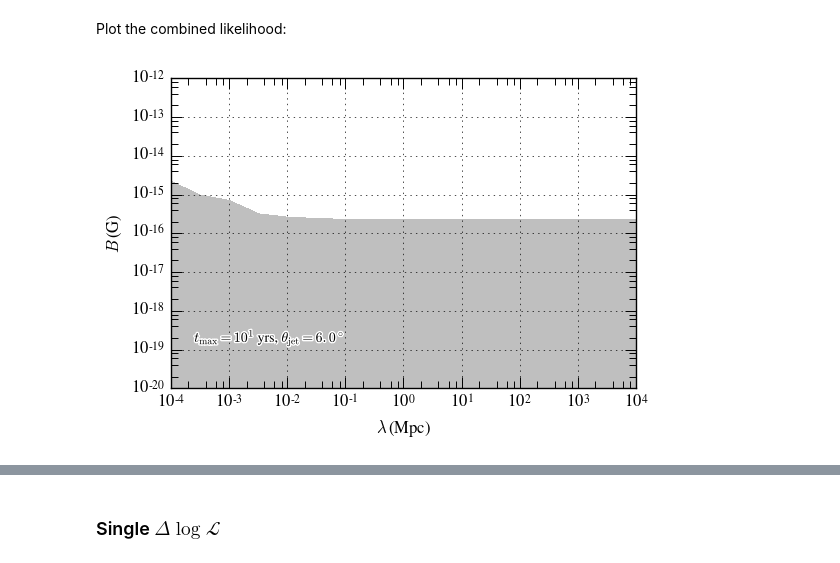
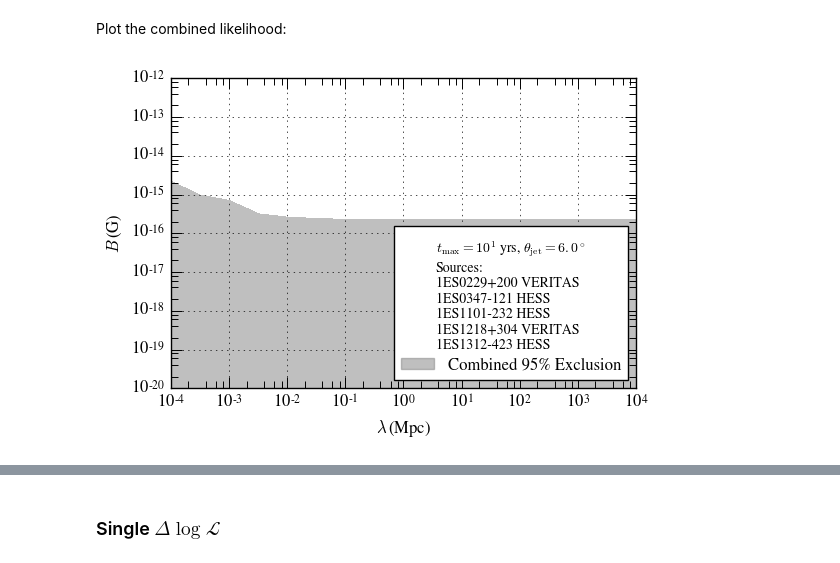
Before and after one commit to fermiPy/extpipe, a Jupyter notebook: notebooks/plot_results.ipynb, the cells around one changed output, grey strips where cells are left out. Drawn from its saved outputs; the diff is of its cells as text; code cells hidden in the pictures.

```diff
--- a/notebooks/plot_results.ipynb
+++ b/notebooks/plot_results.ipynb
@@ -63,0 +69,4 @@ results
+# %%
+idL, idB = 0,0
+for isource, fit_pars in enumerate(results['src_fit_pars']):
+    print results['SOURCE_FULL'][isource], fit_pars[idL,idB]
@@ -67,7 +92,7 @@ EMeV = np.logspace(3,8,200)
 # %% [markdown]
 ### General plotting stuff
 # %%
-cp = plt.cm.gnuplot
+cp = plt.cm.afmhot
 idL = 8 # coh length = 1 Mpc
 # %% [markdown]
 ### Loop through sources and plot the source SEDs
@@ -200,8 +237,7 @@ cp = plt.cm.inferno
 Get min and max likelihoods for color scale, check which spectra don't give a limit and exclude sources that give limits that are more than 10% different from each other (from excluded area)
 # %%
 no_lim = []
-handles = []
-max_diff = 0.1 # max diff allowed between limits from different spectra
+max_diff = 100. # max diff allowed between limits from different spectra
 
 exclAreas = OrderedDict()
 exclAreas_fhes = OrderedDict()
@@ -214,6 +250,10 @@ for isource, name  in enumerate(results['SOURCE_FULL']):
         print 'No exclusion from ', name, results['name'][isource]
         no_lim.append(results['name'][isource])
     else:
+        # exclude 1426 by hand
+        if name.find('1426') >= 0:
+            no_lim.append(results['name'][isource])
+            continue
         if not results['name'][isource] in exclAreas_fhes:
             exclAreas_fhes[results['name'][isource]] = exclArea
         elif np.abs(1. - exclAreas_fhes[results['name'][isource]] / exclArea) > max_diff:
@@ -313,14 +351,14 @@ for isource, name  in enumerate(results['SOURCE_FULL']):
 
     if results['name'][isource] in no_lim: continue
 
-    plt.contourf(LL,BB,2*dloglike, [-1e5,-6.18],
+    plt.contourf(LL,BB,2*dloglike, [-1e10,-6.18],
              colors = [cp( m * exclAreas[name] + b)],
              linestyles = ['-'],
              zorder = -(m * exclAreas[name] + b),
              alpha = 0.5
             )
 
-    c = plt.contour(LL,BB,2*dloglike, [-1e5,-6.18],
+    c = plt.contour(LL,BB,2*dloglike, [-1e10,-6.18],
              colors = [cp( m * exclAreas[name] + b - 0.05)],
              linestyles = ['--'],
              label = name
@@ -343,7 +381,7 @@ ax.set_yscale('log')
 ax.set_ylabel('$B\,$(G)')
 ax.set_xlabel('$\lambda\,$(Mpc)')
 
-fname = 'dLFermi_tmax{0[tmax]:.0e}_thj{0[th_jet]:.0f}'.format(config)
+fname = 'dLFermi_tmax{0[tmax]:.0e}_thj{0[th_jet]:.0f}_{0[kind]:s}'.format(config)
 plt.savefig('./plots/' + fname + '.png', format = 'png', dpi = 200)
 plt.savefig('./plots/' + fname + '.pdf', format = 'pdf')
 # %% [output]
@@ -363,28 +401,36 @@ Plot the combined likelihood:
 # %%
 ax = plt.subplot(111)
 plt.contourf(LL,BB,2*dloglike, [-1e5,-6.18],
              colors = ['0.5'],
              linestyles = ['-'],
              alpha = 0.5
             )
 
 title = '$t_\mathrm{{max}} = 10^{0:.0f}$ yrs, $\\theta_\mathrm{{jet}} = {1:.1f}^\circ$'.format(
         np.log10(config['tmax']), config['th_jet'])
+title += '\nSources:'
+for c in combined_dL_spec:
+    c = c.split('_')
+    title += '\n{0[0]:s} {0[1]:s}'.format(c)
 
-plt.annotate(title, xy = (0.05,0.15), xycoords = 'axes fraction',
-             path_effects=[withStroke(foreground="w", linewidth=2)])
 
+handles = [mpatches.Patch(
+                    color= '0.5',
+                    alpha = 0.5,
+                    label = 'Combined 95% Exclusion')]
+
+plt.legend(loc = 4, title = title, handles = handles)
 plt.grid(True)
 ax.set_xscale('log')
 ax.set_yscale('log')
 ax.set_ylabel('$B\,$(G)')
 ax.set_xlabel('$\lambda\,$(Mpc)')
 
-fname = 'Comb_dL_tmax{0[tmax]:.0e}_thj{0[th_jet]:.0f}'.format(config)
+fname = 'Comb_dL_tmax{0[tmax]:.0e}_thj{0[th_jet]:.0f}_{0[kind]:s}'.format(config)
 plt.savefig('./plots/' + fname + '.png', format = 'png', dpi = 200)
 plt.savefig('./plots/' + fname + '.pdf', format = 'pdf')
 # %% [output]
-[figure, old version]
+[figure, new version]
 # %%
 dloglike = results['dloglike'][isource]
 
```
Also changed, not shown: parts of 13 cells of this notebook, 2 other files.
